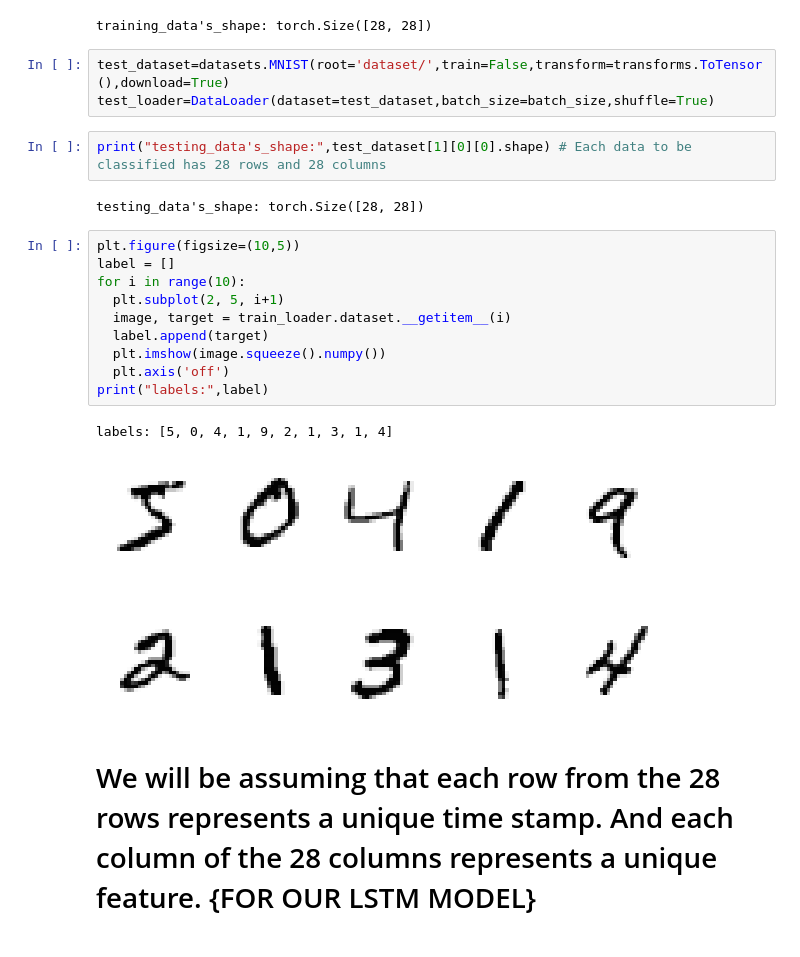
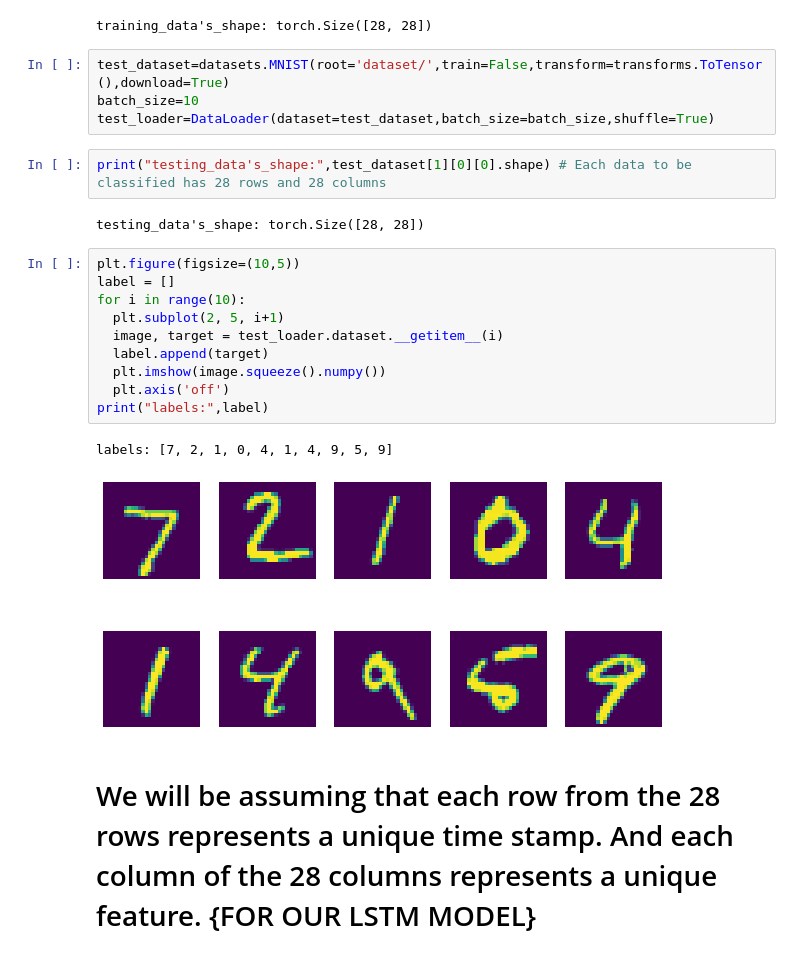
Before and after one commit to phantom-balance/TEP, a Jupyter notebook: weekly_task_ML.ipynb, the cells around one changed output. Drawn from its saved outputs; the diff is of its cells as text.

```diff
--- a/weekly_task_ML.ipynb
+++ b/weekly_task_ML.ipynb
@@ -42,6 +30,7 @@ print("training_data's_shape:",train_dataset[1][0][0].shape) # Each data to be c
 training_data's_shape: torch.Size([28, 28])
 # %%
 test_dataset=datasets.MNIST(root='dataset/',train=False,transform=transforms.ToTensor(),download=True)
+batch_size=10
 test_loader=DataLoader(dataset=test_dataset,batch_size=batch_size,shuffle=True)
 # %%
 print("testing_data's_shape:",test_dataset[1][0][0].shape) # Each data to be classified has 28 rows and 28 columns
@@ -50,16 +39,16 @@ testing_data's_shape: torch.Size([28, 28])
 # %%
 plt.figure(figsize=(10,5))
 label = []
 for i in range(10):
   plt.subplot(2, 5, i+1)
-  image, target = train_loader.dataset.__getitem__(i)
+  image, target = test_loader.dataset.__getitem__(i)
   label.append(target)
   plt.imshow(image.squeeze().numpy())
   plt.axis('off')
 print("labels:",label)
 # %% [output]
-labels: [5, 0, 4, 1, 9, 2, 1, 3, 1, 4]
+labels: [7, 2, 1, 0, 4, 1, 4, 9, 5, 9]
-[figure, old version]
+[figure, new version]
 # %% [markdown]
 # We will be assuming that each row from the 28 rows represents a unique time stamp. And each column of the 28 columns represents a unique feature. {FOR OUR LSTM MODEL}
 # %%
```
Also changed, not shown: parts of 29 cells of this notebook.
